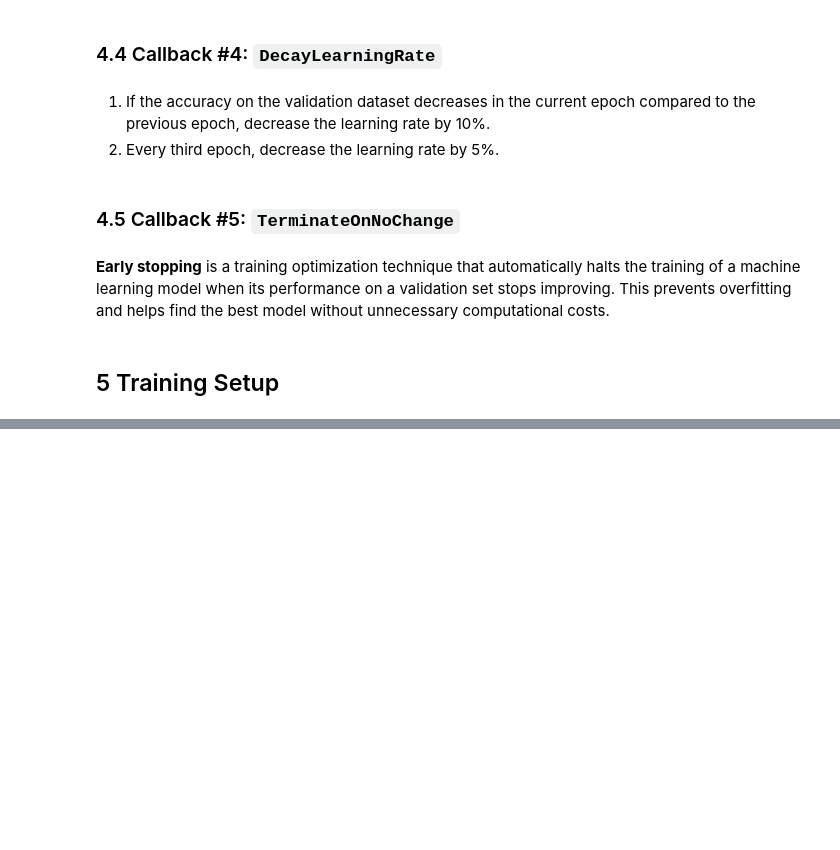
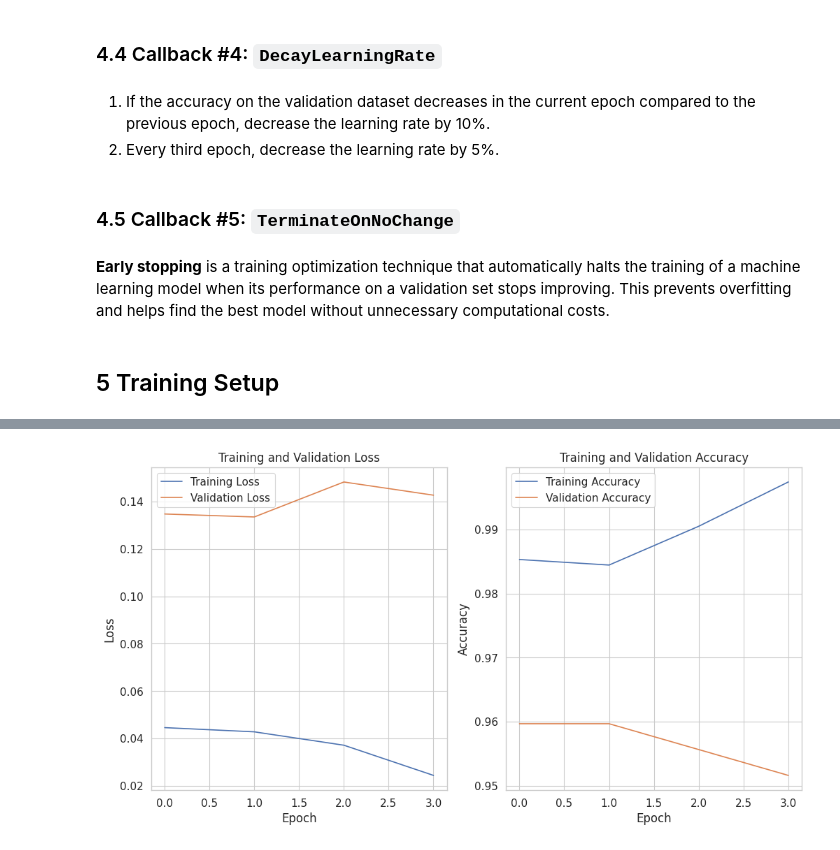
Before and after one commit to diaconumadalina/BBC-Text-classification, a Jupyter notebook: bbc-text-classification-2-modeling.ipynb, the cells around one changed output, grey strips where cells are left out. Saved outputs shown, nothing was run; the diff lists cells and outputs as text; code cells hidden in the pictures; blank space fills up the shorter version.

```diff
--- a/bbc-text-classification-2-modeling.ipynb
+++ b/bbc-text-classification-2-modeling.ipynb
@@ -596,0 +739,10 @@ class TerminateOnNoChange(callbacks.EarlyStopping):
+# %%
+eX_train = np.expand_dims(X_train, axis=2)  # Expanded X_train.
+eX_cval = np.expand_dims(X_cval, axis=2)  # Expanded X_cval.
+eX_test = np.expand_dims(X_test, axis=2)  # Expanded X_test.
+
+print("Expanded X train dataset:", eX_train.shape)
+print("Expanded X cross-validation dataset:", eX_cval.shape)
+print("Expanded X test dataset:", eX_test.shape)
+
+# Neural network models for text data often require a 3D input shape, where the dimensions correspond to the number of samples (documents), the length of each document (sequence length or time steps), and the number of features (embedding dimensions).
@@ -596,0 +851,6 @@ class TerminateOnNoChange(callbacks.EarlyStopping):
+# %%
+model1.compile(
+    loss="sparse_categorical_crossentropy",
+    optimizer=tf.keras.optimizers.Adam(0.002),
+    metrics=["accuracy"],
+)
@@ -596,0 +971,55 @@ class TerminateOnNoChange(callbacks.EarlyStopping):
+# %%
+# Set random seeds for reproducibility
+seed_value = 42
+tf.random.set_seed(seed_value)
+np.random.seed(seed_value)
+random.seed(seed_value)
+
+# Assuming model1.fit is assigned to the variable 'history'
+history = model1.fit(
+    x=eX_train,
+    y=y_train,
+    batch_size=89,
+    epochs=15,
+    verbose=2,
+    callbacks=[
+        callbacks.TensorBoard(LOGS_DIR, histogram_freq=1),
+        TerminateWhenNaN(),
+        PerformanceMetrics(eX_cval, y_cval),
+        DecayLearningRate(),
+        SaveBetterModel(filepath=MODEL_FILE, monitor='val_accuracy', save_best_only=True, mode='max', verbose=1), #SaveBetterModel(filepath=MODEL_FILE)
+        TerminateOnNoChange(epochs=PATIENCE),
+    ],
+    validation_data=(eX_cval, y_cval),
+)
+
+# Plot training and validation loss
+plt.figure(figsize=(12, 6))
+plt.subplot(1, 2, 1)
+plt.plot(history.history['loss'], label='Training Loss')
+plt.plot(history.history['val_loss'], label='Validation Loss')
+plt.title('Training and Validation Loss')
+plt.xlabel('Epoch')
+plt.ylabel('Loss')
+plt.legend()
+
+# Set y-axis ticks for loss
+# plt.yticks([i/10 for i in range(11)])  # Sets ticks at 0.0, 0.1, 0.2, ..., 1.0
+
+
+# Plot training and validation accuracy
+plt.subplot(1, 2, 2)
+plt.plot(history.history['accuracy'], label='Training Accuracy')
+plt.plot(history.history['val_accuracy'], label='Validation Accuracy')
+plt.title('Training and Validation Accuracy')
+plt.xlabel('Epoch')
+plt.ylabel('Accuracy')
+plt.legend()
+
+# Set y-axis ticks for accuracy
+# plt.yticks([i/10 for i in range(11)])  # Sets ticks at 0.0, 0.1, 0.2, ..., 1.0
+
+
+# Show the plots
+plt.show()
+# %% [output]
@@ -596,0 +1043 @@ class TerminateOnNoChange(callbacks.EarlyStopping):
+[figure, added]
```
Also changed, not shown: parts of 54 cells of this notebook.
